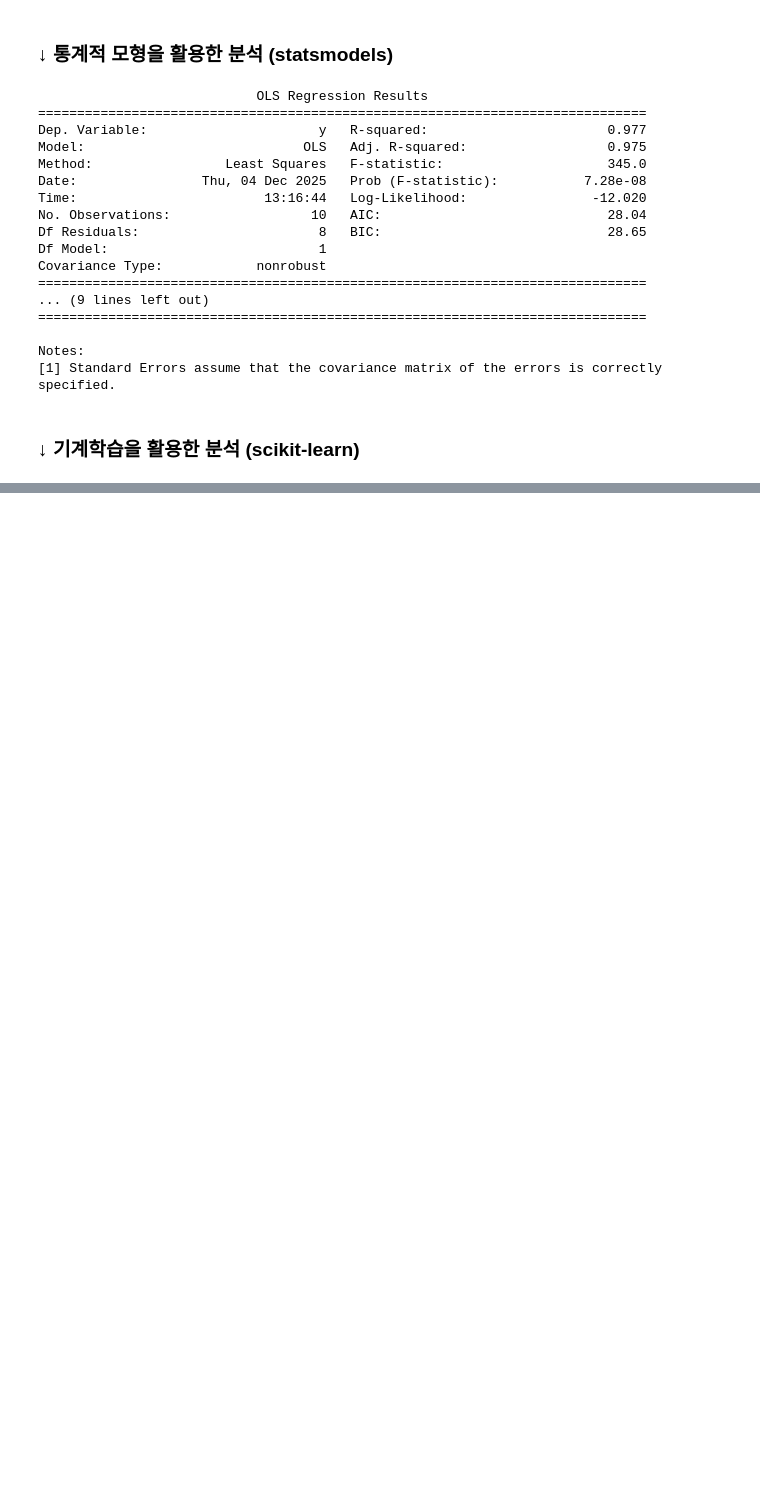
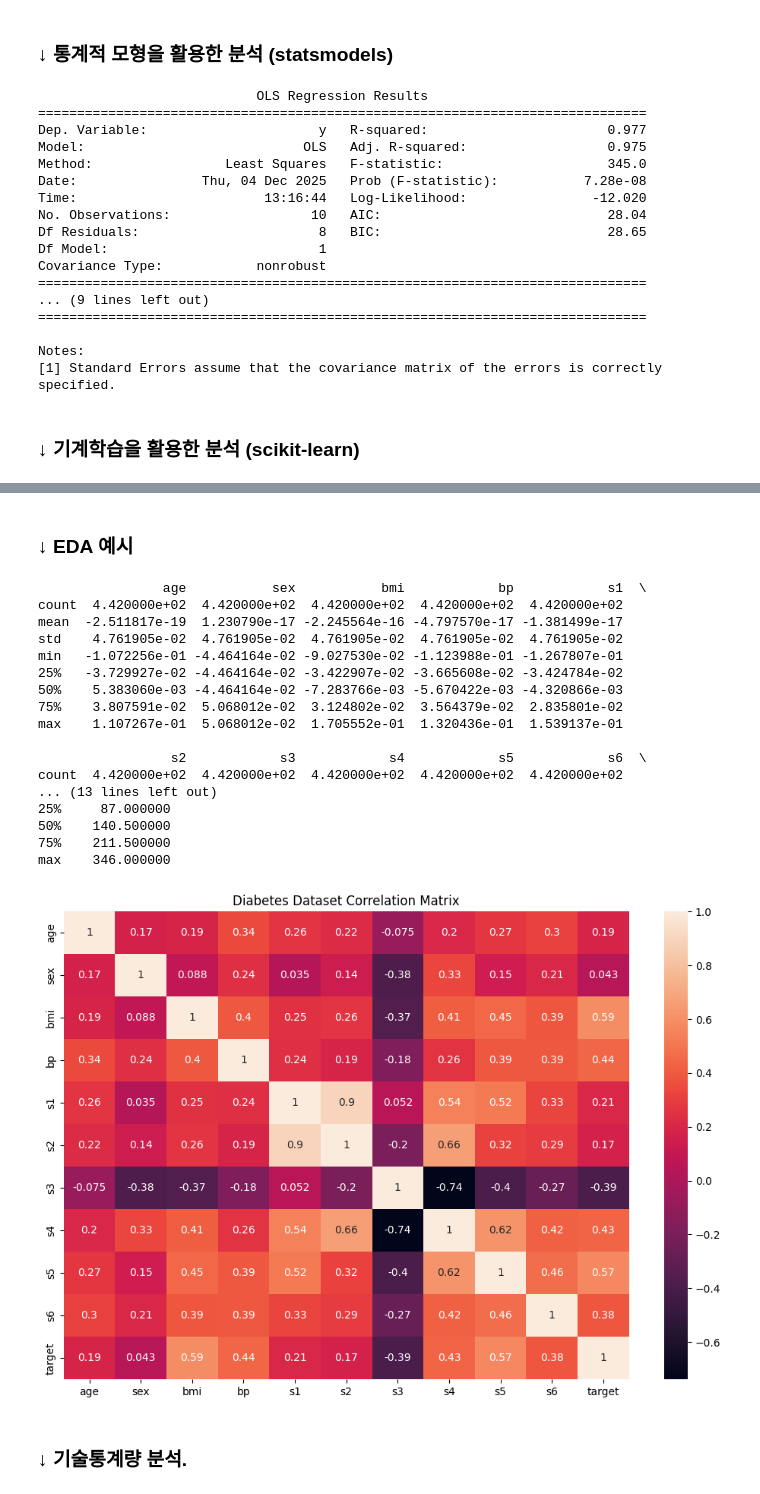
Before and after one commit to hajju0617/Data-Analysis-Study, a Jupyter notebook: data_analysis.ipynb, the cells around one changed output, grey strips where cells are left out. Saved outputs shown, nothing was run; the diff lists cells and outputs as text; code cells hidden in the pictures; blank space fills up the shorter version.

Commit message:
데이터 분석(data_analysis)

```diff
--- a/data_analysis.ipynb
+++ b/data_analysis.ipynb
@@ -78,0 +135,47 @@ accuracy: 사용한 성능 평가.
+# %% [markdown]
+### ↓ EDA 예시
+# %%
+import pandas as pd
+import matplotlib.pyplot as plt
+import seaborn as sns
+from sklearn.datasets import load_diabetes
+
+# 당뇨병 데이터셋 로드 및 데이터프레임 생성.
+diabetes = load_diabetes()
+df = pd.DataFrame(diabetes.data, columns=diabetes.feature_names)
+df['target'] = diabetes.target
+
+# dataframe의 describe를 이용하여 기본 통계량 출력.
+print(df.describe())
+
+# 상관 행렬 시각화.
+plt.figure(figsize=(12,8))
+# dataframe의 각 열(변수)들 간의 상관 계수(correlation coefficient)를 계산하고 corr_matrix로 저장.
+corr_matrix = df.corr()
+# seaborn으로 corr_matrix를 heatmap으로 시각화. (annot=True: 히트맵에서 수치값 확인)
+sns.heatmap(corr_matrix, annot=True)
+
+
+plt.title('Diabetes Dataset Correlation Matrix')
+plt.show()
+# %% [output]
+                age           sex           bmi            bp            s1  \
+count  4.420000e+02  4.420000e+02  4.420000e+02  4.420000e+02  4.420000e+02
+mean  -2.511817e-19  1.230790e-17 -2.245564e-16 -4.797570e-17 -1.381499e-17
+std    4.761905e-02  4.761905e-02  4.761905e-02  4.761905e-02  4.761905e-02
+min   -1.072256e-01 -4.464164e-02 -9.027530e-02 -1.123988e-01 -1.267807e-01
+25%   -3.729927e-02 -4.464164e-02 -3.422907e-02 -3.665608e-02 -3.424784e-02
+50%    5.383060e-03 -4.464164e-02 -7.283766e-03 -5.670422e-03 -4.320866e-03
+75%    3.807591e-02  5.068012e-02  3.124802e-02  3.564379e-02  2.835801e-02
+max    1.107267e-01  5.068012e-02  1.705552e-01  1.320436e-01  1.539137e-01
+
+                 s2            s3            s4            s5            s6  \
+count  4.420000e+02  4.420000e+02  4.420000e+02  4.420000e+02  4.420000e+02
+... (13 lines left out)
+25%     87.000000
+50%    140.500000
+75%    211.500000
+max    346.000000
+[figure, added]
+# %% [markdown]
+### ↓ 기술통계량 분석.
```
Also changed, not shown: parts of 4 cells of this notebook.
